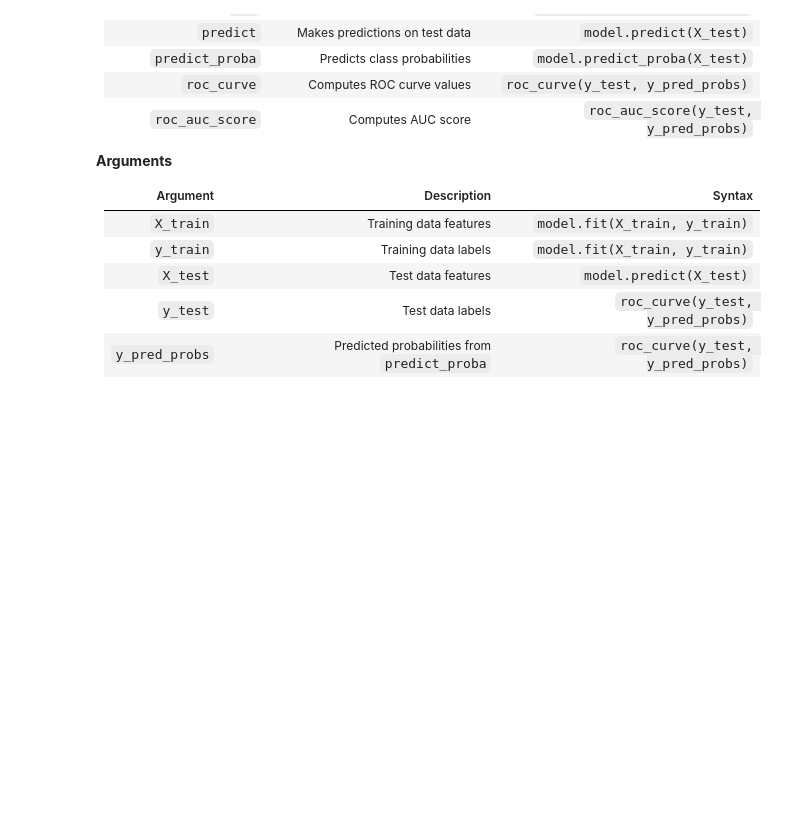
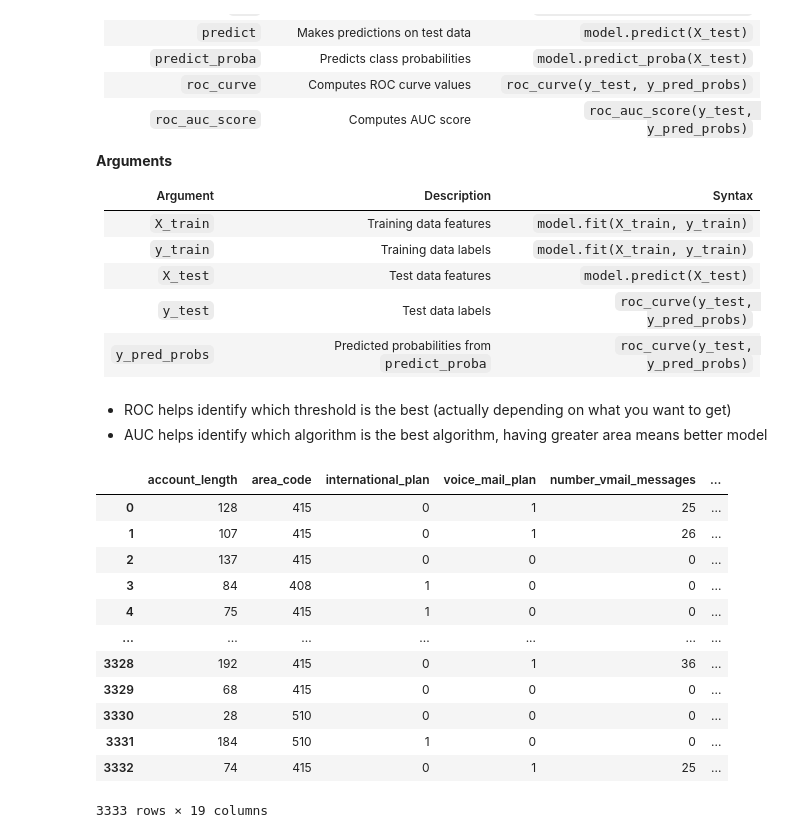
Before and after one commit to kimodri/ML-Courses, a Jupyter notebook: Notes/Model_Fine-Tuning.ipynb, the cells around one changed output. Saved outputs shown, nothing was run; the diff lists cells and outputs as text; code cells hidden in the pictures; blank space fills up the shorter version.

```diff
--- a/Notes/Model_Fine-Tuning.ipynb
+++ b/Notes/Model_Fine-Tuning.ipynb
@@ -161,3 +173,27 @@ print(cm)
 | `X_test`            | Test data features                                | `model.predict(X_test)`        |
 | `y_test`            | Test data labels                                  | `roc_curve(y_test, y_pred_probs)` |
 | `y_pred_probs`      | Predicted probabilities from `predict_proba`      | `roc_curve(y_test, y_pred_probs)` |
+# %% [markdown]
+- ROC helps identify which threshold is the best (actually depending on what you want to get)
+- AUC helps identify which algorithm is the best algorithm, having greater area means better model
+# %%
+import pandas as pd
+from sklearn.model_selection import train_test_split
+from sklearn.linear_model import LogisticRegression
+
+churn_df = pd.read_csv("Churn.csv")
+churn_df
+# %% [output]
+|  | account_length | area_code | international_plan | voice_mail_plan | number_vmail_messages | ... |
+| 0 | 128 | 415 | 0 | 1 | 25 | ... |
+| 1 | 107 | 415 | 0 | 1 | 26 | ... |
+| 2 | 137 | 415 | 0 | 0 | 0 | ... |
+| 3 | 84 | 408 | 1 | 0 | 0 | ... |
+| 4 | 75 | 415 | 1 | 0 | 0 | ... |
+| ... | ... | ... | ... | ... | ... | ... |
+| 3328 | 192 | 415 | 0 | 1 | 36 | ... |
+| 3329 | 68 | 415 | 0 | 0 | 0 | ... |
+| 3330 | 28 | 510 | 0 | 0 | 0 | ... |
+| 3331 | 184 | 510 | 1 | 0 | 0 | ... |
+| 3332 | 74 | 415 | 0 | 1 | 25 | ... |
+3333 rows × 19 columns
```
Also changed, not shown: parts of 23 cells of this notebook.
